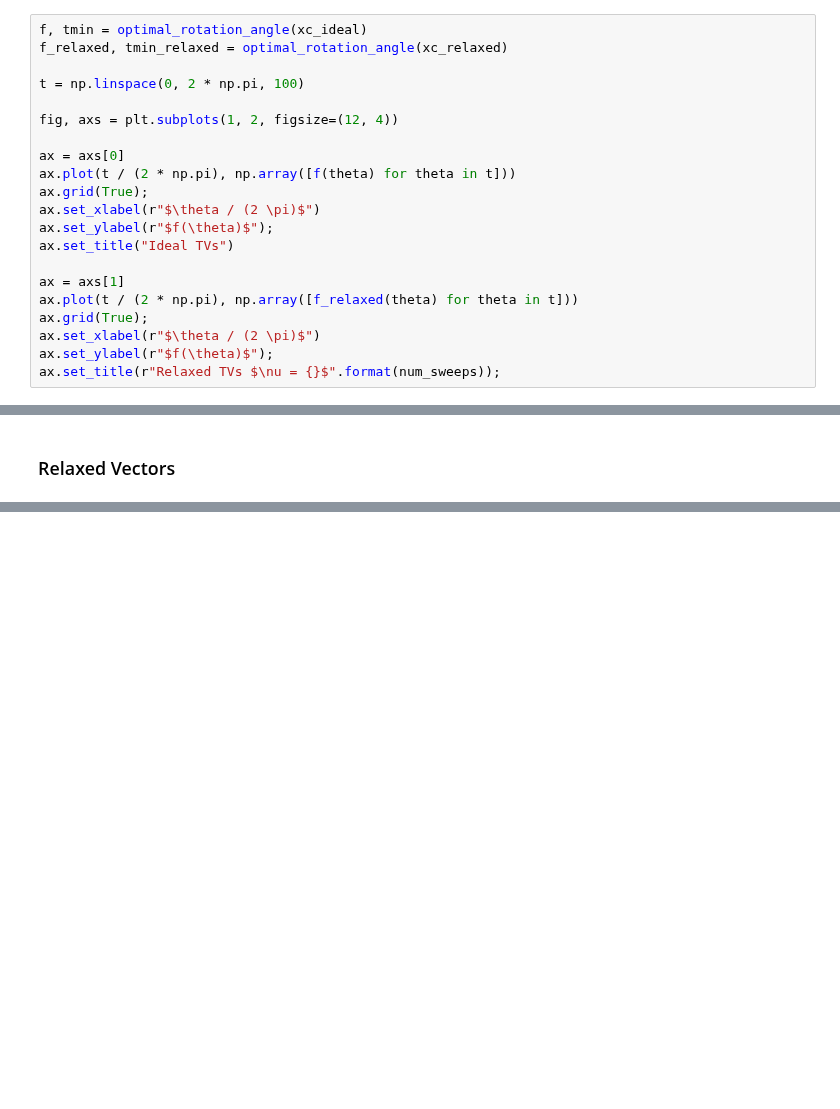
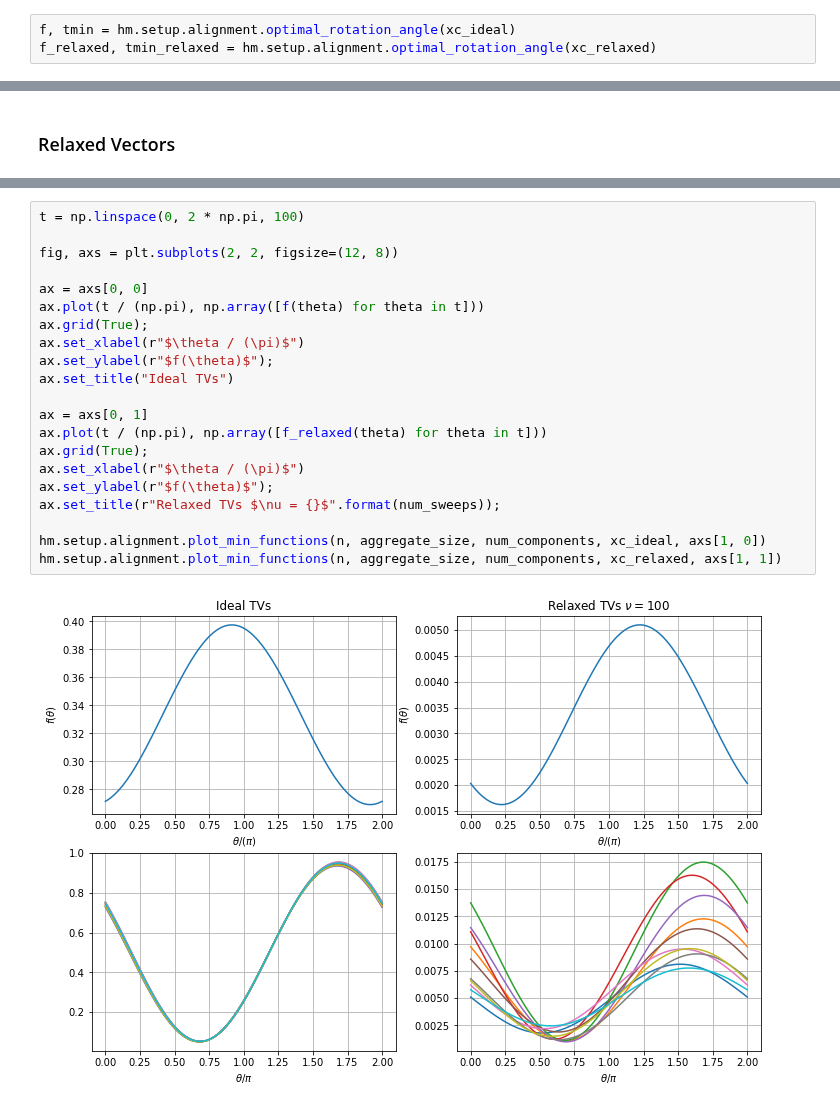
Before and after one commit to 436ahsan/Helmholtz, a Jupyter notebook: notebooks/alignment_repetitive.ipynb, the cells around one changed output, grey strips where cells are left out. Cells and saved outputs as stored; diff of their text form; blank space fills up the shorter version.

```diff
--- a/notebooks/alignment_repetitive.ipynb
+++ b/notebooks/alignment_repetitive.ipynb
@@ -197,22 +136,4 @@ def optimal_rotation_angle(xc):
 # %%
-f, tmin = optimal_rotation_angle(xc_ideal)
-f_relaxed, tmin_relaxed = optimal_rotation_angle(xc_relaxed)
-
-t = np.linspace(0, 2 * np.pi, 100)
-
-fig, axs = plt.subplots(1, 2, figsize=(12, 4))
-
-ax = axs[0]
-ax.plot(t / (2 * np.pi), np.array([f(theta) for theta in t]))
-ax.grid(True);
-ax.set_xlabel(r"$\theta / (2 \pi)$")
-ax.set_ylabel(r"$f(\theta)$");
-ax.set_title("Ideal TVs")
-
-ax = axs[1]
-ax.plot(t / (2 * np.pi), np.array([f_relaxed(theta) for theta in t]))
-ax.grid(True);
-ax.set_xlabel(r"$\theta / (2 \pi)$")
-ax.set_ylabel(r"$f(\theta)$");
-ax.set_title(r"Relaxed TVs $\nu = {}$".format(num_sweeps));
+f, tmin = hm.setup.alignment.optimal_rotation_angle(xc_ideal)
+f_relaxed, tmin_relaxed = hm.setup.alignment.optimal_rotation_angle(xc_relaxed)
 # %% [output]
@@ -338,0 +210,23 @@ plot_min_functions(n, aggregate_size, num_components, xc_relaxed);
+# %%
+t = np.linspace(0, 2 * np.pi, 100)
+
+fig, axs = plt.subplots(2, 2, figsize=(12, 8))
+
+ax = axs[0, 0]
+ax.plot(t / (np.pi), np.array([f(theta) for theta in t]))
+ax.grid(True);
+ax.set_xlabel(r"$\theta / (\pi)$")
+ax.set_ylabel(r"$f(\theta)$");
+ax.set_title("Ideal TVs")
+
+ax = axs[0, 1]
+ax.plot(t / (np.pi), np.array([f_relaxed(theta) for theta in t]))
+ax.grid(True);
+ax.set_xlabel(r"$\theta / (\pi)$")
+ax.set_ylabel(r"$f(\theta)$");
+ax.set_title(r"Relaxed TVs $\nu = {}$".format(num_sweeps));
+
+hm.setup.alignment.plot_min_functions(n, aggregate_size, num_components, xc_ideal, axs[1, 0])
+hm.setup.alignment.plot_min_functions(n, aggregate_size, num_components, xc_relaxed, axs[1, 1])
+# %% [output]
+[figure, added]
```
Also changed, not shown: parts of 25 cells of this notebook, 4 other files.
